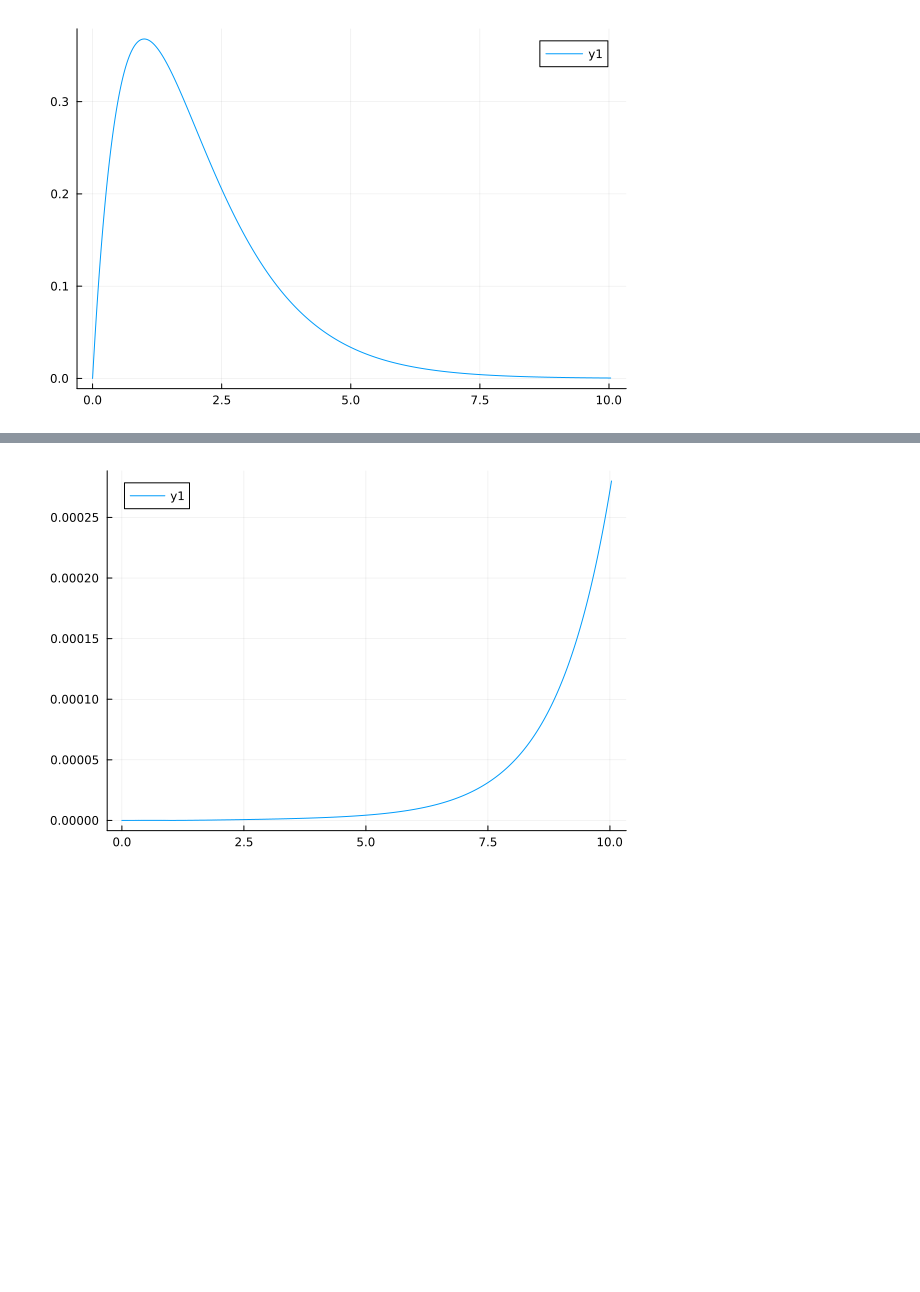
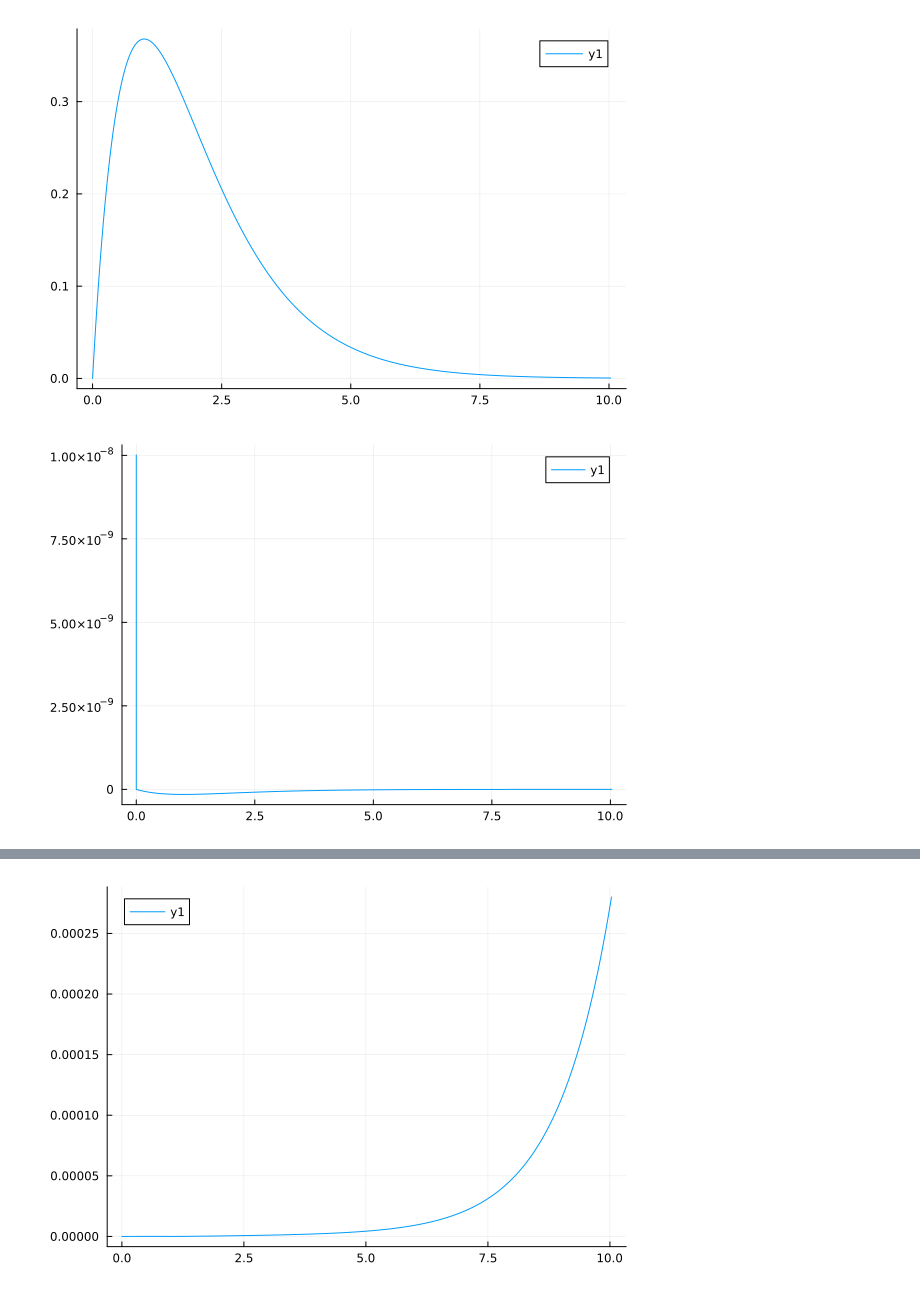
Before and after one commit to zeledon14/neutral_atom_solver, a Jupyter notebook: dev.ipynb, the cells around one changed output, grey strips where cells are left out. Cells and saved outputs as stored; diff of their text form; code cells hidden in the pictures; blank space fills up the shorter version.

```diff
--- a/dev.ipynb
+++ b/dev.ipynb
@@ -51,3 +44,17 @@ u_s1_hydr= Hydrogen.u_s1_hydrogen(expo_grid);
 plot(expo_grid, u_s1_hydr)
 # %% [output]
 [figure]
+# %%
+E::Float32= -0.5000;
+l::Int32=0;
+v_effe= v_colu;
+init_valu1::Float32=u_s1_hydr[1];#expo_grid[1]^(l+1.0)
+init_valu2::Float32=u_s1_hydr[2];#expo_grid[2]^(l+1.0)
+f::Vector{Float32}= 2.0.*(v_effe .- E);
+g=zeros(Float32, size(f)[1]);
+# %%
+u_pred= Integral_Numerical_Methods.integrate_second_order_DE(expo_grid,g,f,init_valu1,init_valu2);
+# %%
+plot(expo_grid, u_pred)
+# %% [output]
+[figure, added]
```
Also changed, not shown: parts of 9 cells of this notebook, 7 other files.
